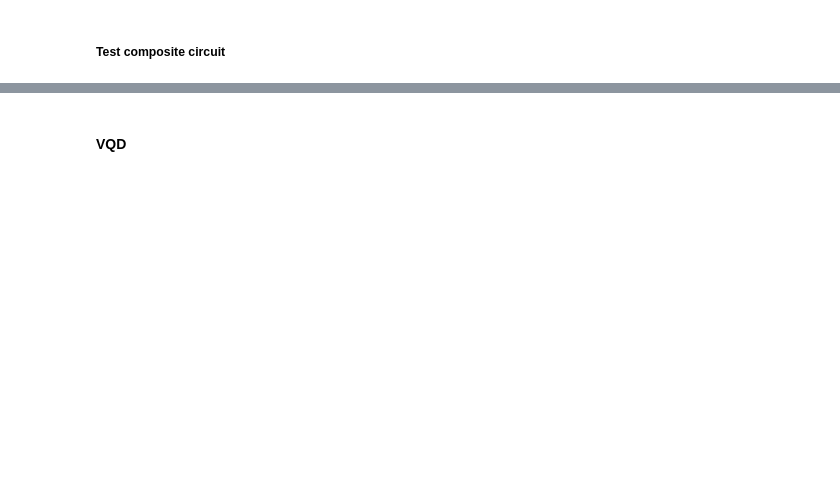
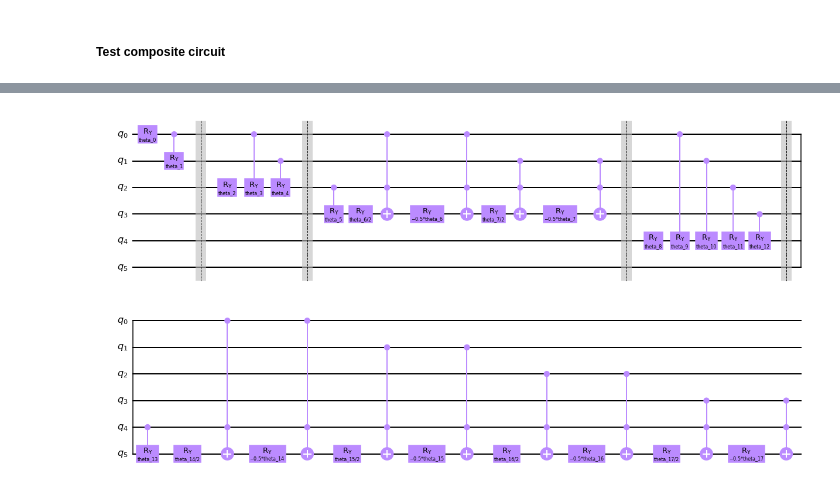
Before and after one commit to ariannacrippa/QC_lattice_H, a Jupyter notebook: notebooks/ansaetze_test.ipynb, the cells around one changed output, grey strips where cells are left out. Saved outputs shown, nothing was run; the diff lists cells and outputs as text; code cells hidden in the pictures; blank space fills up the shorter version.

```diff
--- a/notebooks/ansaetze_test.ipynb
+++ b/notebooks/ansaetze_test.ipynb
@@ -282,2 +311,40 @@ qc_tot.draw('mpl')#,filename='gray_code_lim_l1.png')
-# %% [markdown]
-#### VQD
+# %%
+#ansatz
+nlayers = 1#TODO ATTENTION: selection of only physical states work only for nlayers=1
+ngauge = class_H.len_e_op
+nsites = 0#TODO add fermionic part
+n_qubits =int(np.ceil(np.log2(2 * l+ 1)))
+qc_tot2 = QuantumCircuit(n_qubits*ngauge+nsites)
+
+th=0
+#first gauge field
+qcc,lst = gray_code_lim(l,theta=th,layers=nlayers)
+qc_tot2.compose(qcc,list(range(n_qubits)),inplace=True)
+
+qc_tot2.barrier()
+th=int(''.join(list(filter(str.isdigit, str(lst[-1])))))
+qc_tot2.ry(Parameter(f'theta_{th+1}'),2)
+qc_tot2.cry(Parameter(f'theta_{th+2}'),0,2)
+qc_tot2.cry(Parameter(f'theta_{th+3}'),1,2)
+qc_tot2.barrier()
+qc_tot2.cry(Parameter(f'theta_{th+4}'),2,3)
+qc_tot2.mcry(Parameter(f'theta_{th+5}'),[0,2],3)
+qc_tot2.mcry(Parameter(f'theta_{th+6}'),[1,2],3)
+
+
+qc_tot2.barrier()
+qc_tot2.ry(Parameter(f'theta_{th+7}'),4)
+qc_tot2.cry(Parameter(f'theta_{th+8}'),0,4)
+qc_tot2.cry(Parameter(f'theta_{th+9}'),1,4)
+qc_tot2.cry(Parameter(f'theta_{th+10}'),2,4)
+qc_tot2.cry(Parameter(f'theta_{th+11}'),3,4)
+qc_tot2.barrier()
+qc_tot2.cry(Parameter(f'theta_{th+12}'),4,5)
+qc_tot2.mcry(Parameter(f'theta_{th+13}'),[0,4],5)
+qc_tot2.mcry(Parameter(f'theta_{th+14}'),[1,4],5)
+qc_tot2.mcry(Parameter(f'theta_{th+15}'),[2,4],5)
+qc_tot2.mcry(Parameter(f'theta_{th+16}'),[3,4],5)
+
+qc_tot2.draw('mpl')#,filename='gray_code_lim_l1.png')
+# %% [output]
+[figure, added]
```
Also changed, not shown: parts of 41 cells of this notebook.
